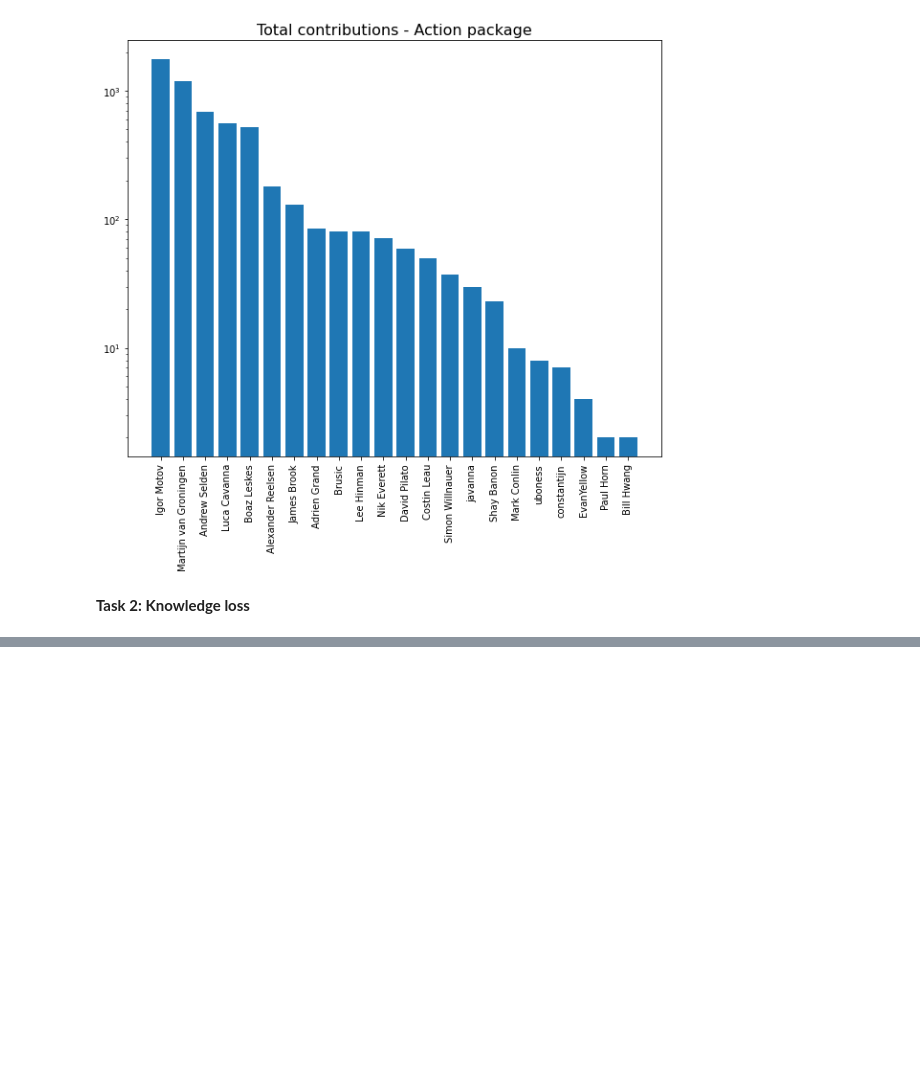
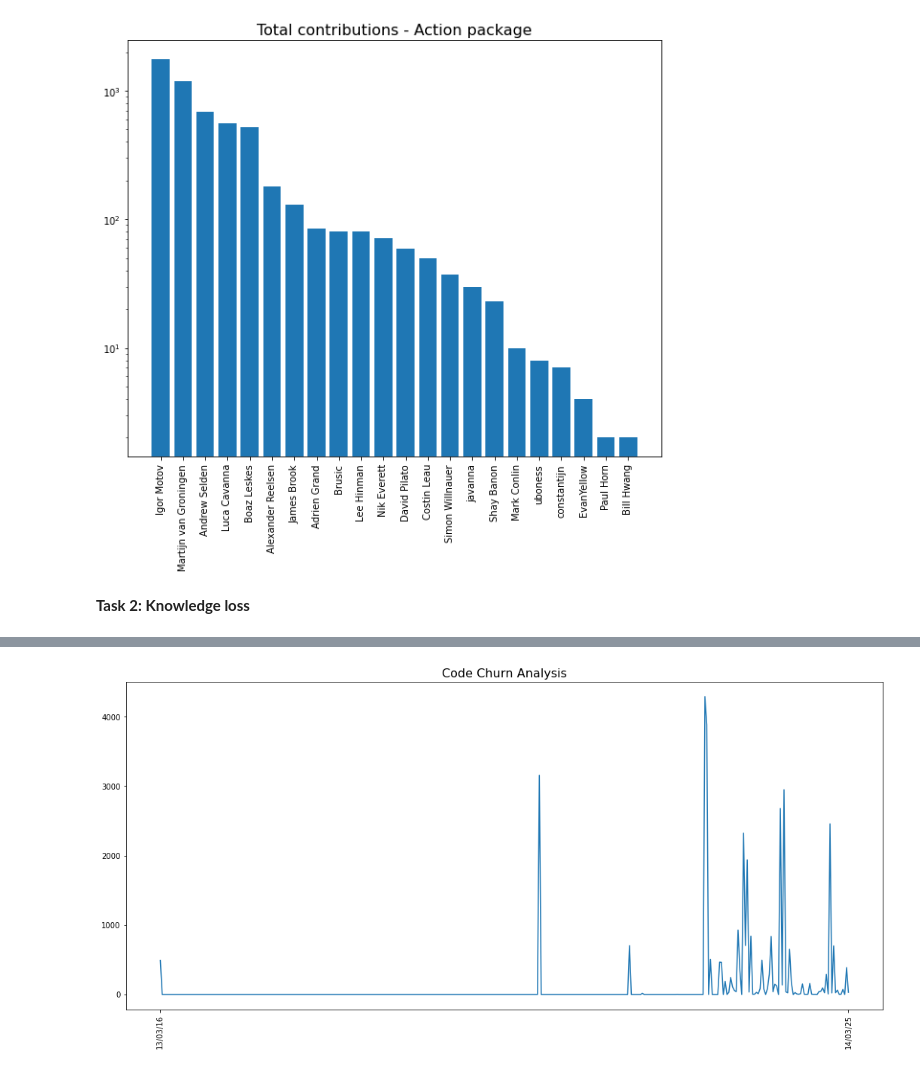
Before and after one commit to Shymsky/SOSY_SE, a Jupyter notebook: SOSY-SE2-EX1.ipynb, the cells around one changed output, grey strips where cells are left out. Saved outputs shown, nothing was run; the diff lists cells and outputs as text; code cells hidden in the pictures; blank space fills up the shorter version.

```diff
--- a/SOSY-SE2-EX1.ipynb
+++ b/SOSY-SE2-EX1.ipynb
@@ -183,0 +209,25 @@ generate_knowledge_loss_json(author_contributions_action, "action_package")
+# %%
+churn_dictionary = {}
+
+# generate date range and initialize dictionary
+for c in repo.traverse_commits():
+    date = c.author_date.strftime("%y/%m/%d")
+date_range = pd.date_range(min(dates), max(dates))
+for date in date_range:
+    churn_dictionary[date.strftime("%y/%m/%d")] = 0
+
+# get modified lines for each commit and populate dictionary
+for c in repo.traverse_commits():
+    date = c.author_date.strftime("%y/%m/%d")
+    count = 0
+    for mf in c.modified_files:
+        count += mf.added_lines + mf.deleted_lines
+    churn_dictionary[date] = count
+# %%
+plt.figure(figsize=(18,8))
+plt.title("Code Churn Analysis", fontsize=16)
+plt.plot(churn_dictionary.keys(), churn_dictionary.values())
+plt.xticks([list(churn_dictionary.keys())[0], list(churn_dictionary.keys())[-1]], visible=True, rotation="vertical")
+plt.show()
+# %% [output]
+[figure, added]
```
Also changed, not shown: parts of 4 cells of this notebook, 1 other file.
